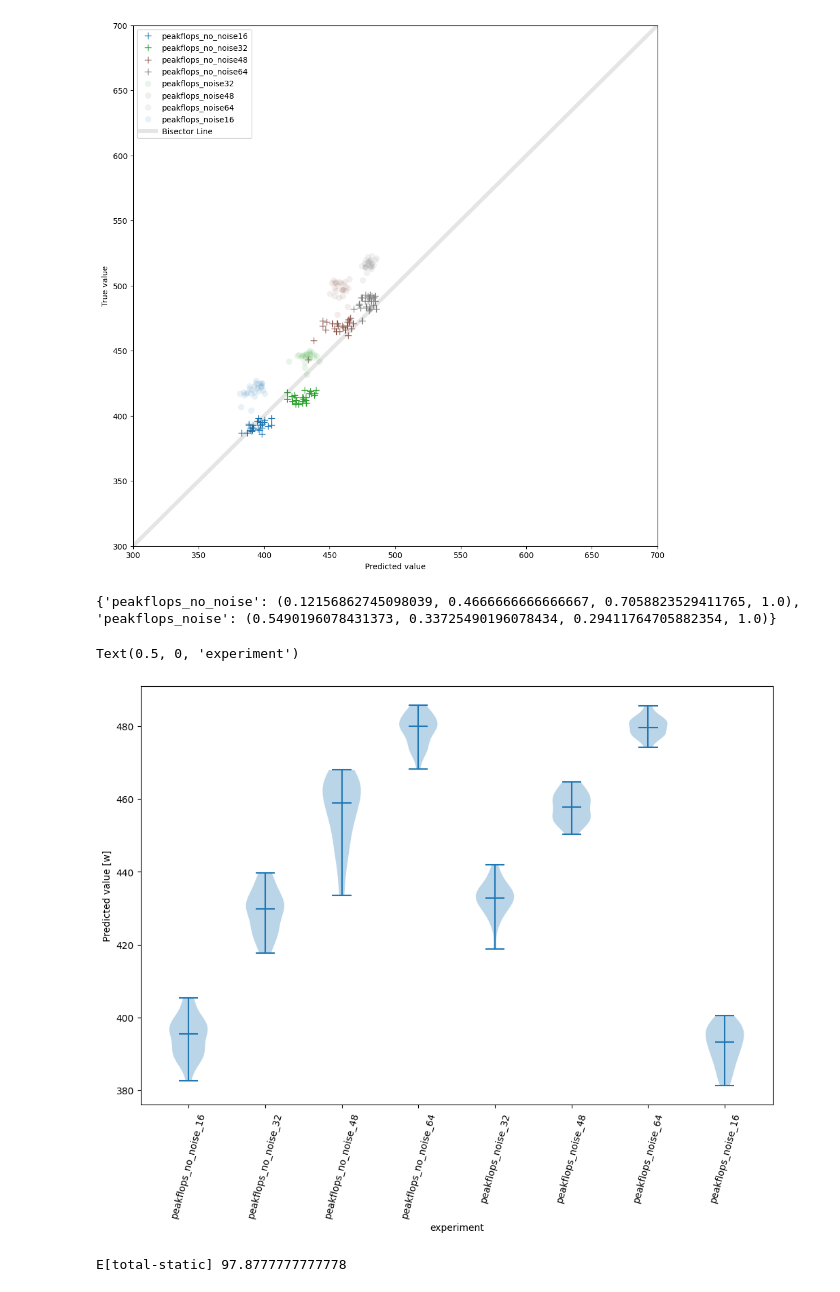
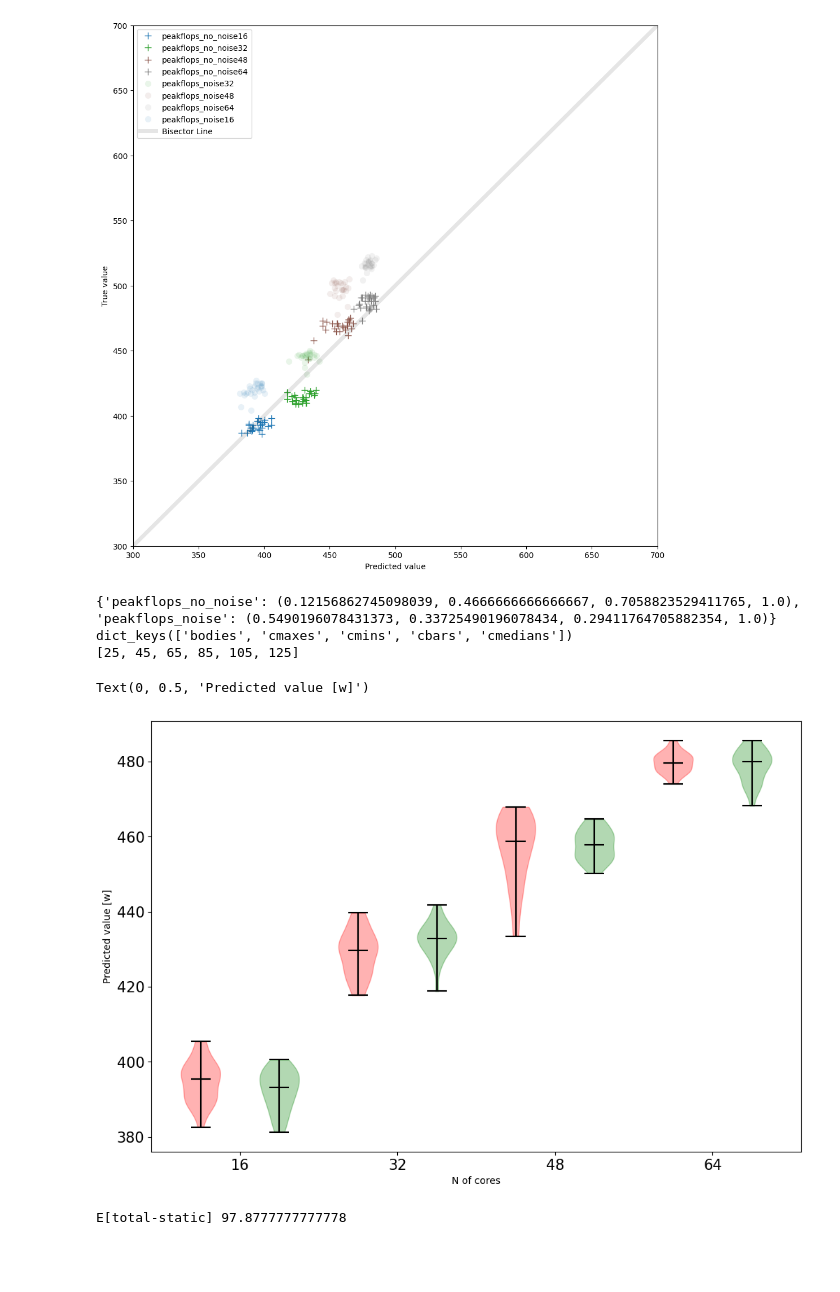
Before and after one commit to NiccoloTosato/PowerBenchmarks, a Jupyter notebook: final_plot.ipynb, the cells around one changed output. Drawn from its saved outputs; the diff is of its cells as text; code cells hidden in the pictures; blank space fills up the shorter version.

Commit message:
An amazing violin plot

```diff
--- a/final_plot.ipynb
+++ b/final_plot.ipynb
@@ -614,38 +614,65 @@ for df in df_list_test:
     test_name=df1["name"].iloc[0]
     cores=df1["cores"].iloc[0]
 
     columns.append(df1["prediction"])
     columns_labels.append(test_name+f"_{cores}")
 
 #    if test_name=="peakflops_no_noise":
 #        plt.violinplot(df1["prediction"])
 
 #    if test_name=="peakflops_noise":
 #        plt.violin(df1["prediction"])
 #for i in range(len(columns)/2):
-#columns[1],columns[3]=columns[3],columns[1]
-#columns_labels[1],columns_labels[3]=columns_labels[3],columns_labels[1]
+def swap(columns,columns_labels,a,b):
+    columns[a],columns[b]=columns[b],columns[a]
+    columns_labels[a],columns_labels[b]=columns_labels[b],columns_labels[a]
+    return columns,columns_labels
+
+columns_labels=['No-Noise 16 cores', 'No-Noise 32 cores', 'No-Noise 48 cores', 'No-Noise 64 cores', 'Noise 32 cores', 'Noise 48 cores', 'Noise 64 cores', 'Noise 16 cores']
+
+columns,columns_labels=swap(columns,columns_labels,1,-1)
+columns,columns_labels=swap(columns,columns_labels,2,-1)
+columns,columns_labels=swap(columns,columns_labels,3,4)
+columns,columns_labels=swap(columns,columns_labels,-1,4)
+
 
 #columns[2],columns[4]=columns[4],columns[2]
 #columns_labels[2],columns_labels[4]=columns_labels[4],columns_labels[2]
 
 violin_parts = plt.violinplot(columns, showmedians=True)
 plt.xticks([y + 1 for y in range(len(columns))],
                   labels=columns_labels,rotation=90-15)
 
+colors = ['Red', 'Green','Red', 'Green','Red', 'Green','Red', 'Green']
+# Set the color of the violin patches
+for pc, color in zip(violin_parts['bodies'], colors):
+    pc.set_facecolor(color)
+    pc.set_edgecolor(color)
+
+print(violin_parts.keys())
+for key in ['cmaxes', 'cmins', 'cbars', 'cmedians']:
+    violin_parts[key].set_color("black")
 
 #plt.plot([0,700],[0,700], '-k', linewidth=5, alpha=0.1, label='Bisector Line')
 #handles, labels = plt.gca().get_legend_handles_labels()
 #by_label = dict(zip(labels, handles))
 #plt.legend(by_label.values(), by_label.keys())
 plt.ylabel("Predicted value [w]")
-plt.xlabel("experiment")
+#plt.xlabel("experiment")
+print(ticks)
+plt.xticks(ticks=[1.5,3.5,5.5,7.5], labels=["16","32","48","64",],fontsize=15,rotation=90-90)
+plt.yticks(fontsize=15)
+plt.xlabel("N of cores")
+plt.ylabel("Predicted value [w]")
+
 #plt.xlim([300,700])
 #plt.ylim([300,700])
 # %% [output]
 {'peakflops_no_noise': (0.12156862745098039, 0.4666666666666667, 0.7058823529411765, 1.0), 'peakflops_noise': (0.5490196078431373, 0.33725490196078434, 0.29411764705882354, 1.0)}
+dict_keys(['bodies', 'cmaxes', 'cmins', 'cbars', 'cmedians'])
+[25, 45, 65, 85, 105, 125]
-Text(0.5, 0, 'experiment')
+Text(0, 0.5, 'Predicted value [w]')
-[figure, old version]
+[figure, new version]
 # %%
 def load_df_noise():
     directory_list=["results_1500/results_noise"]
```
